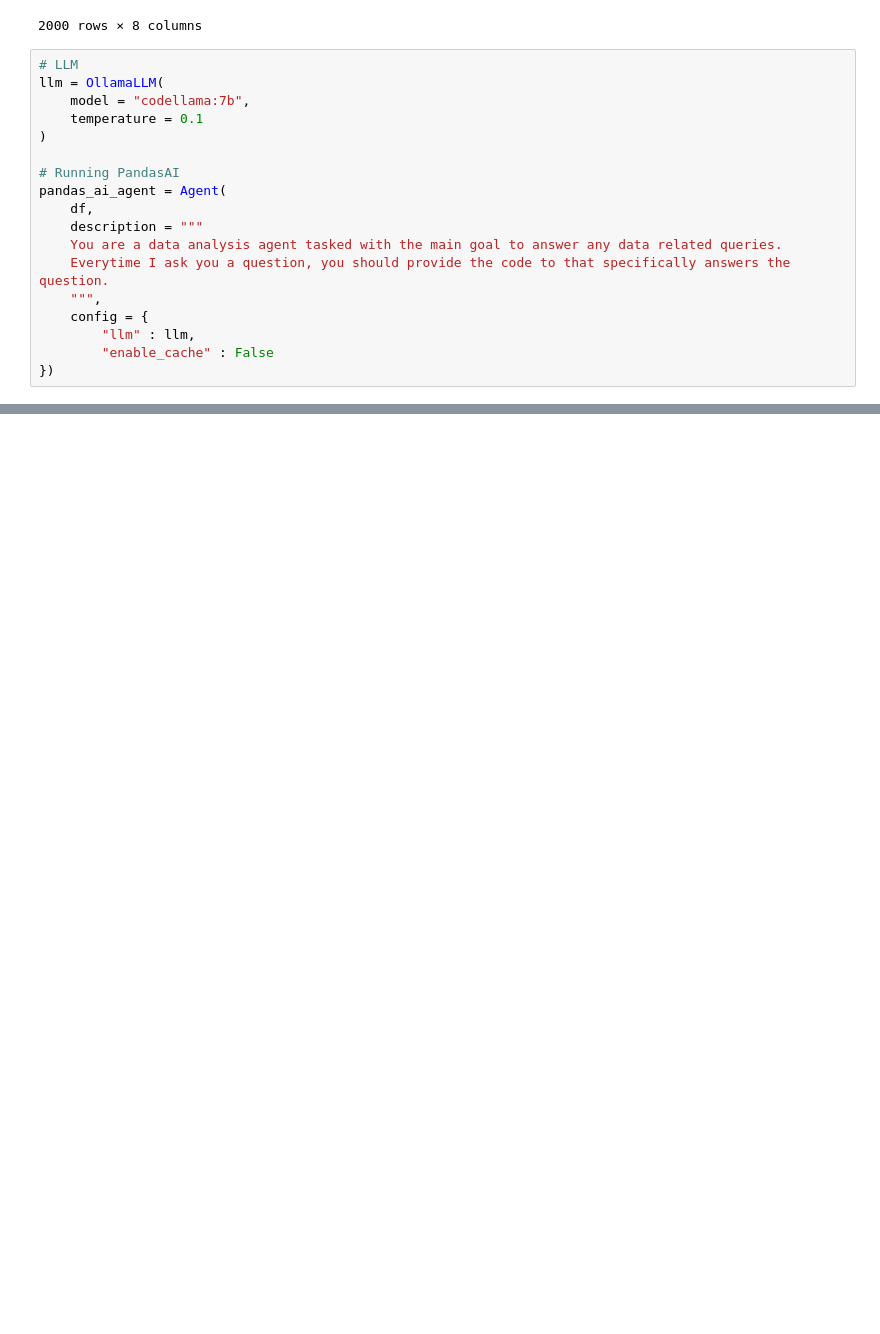
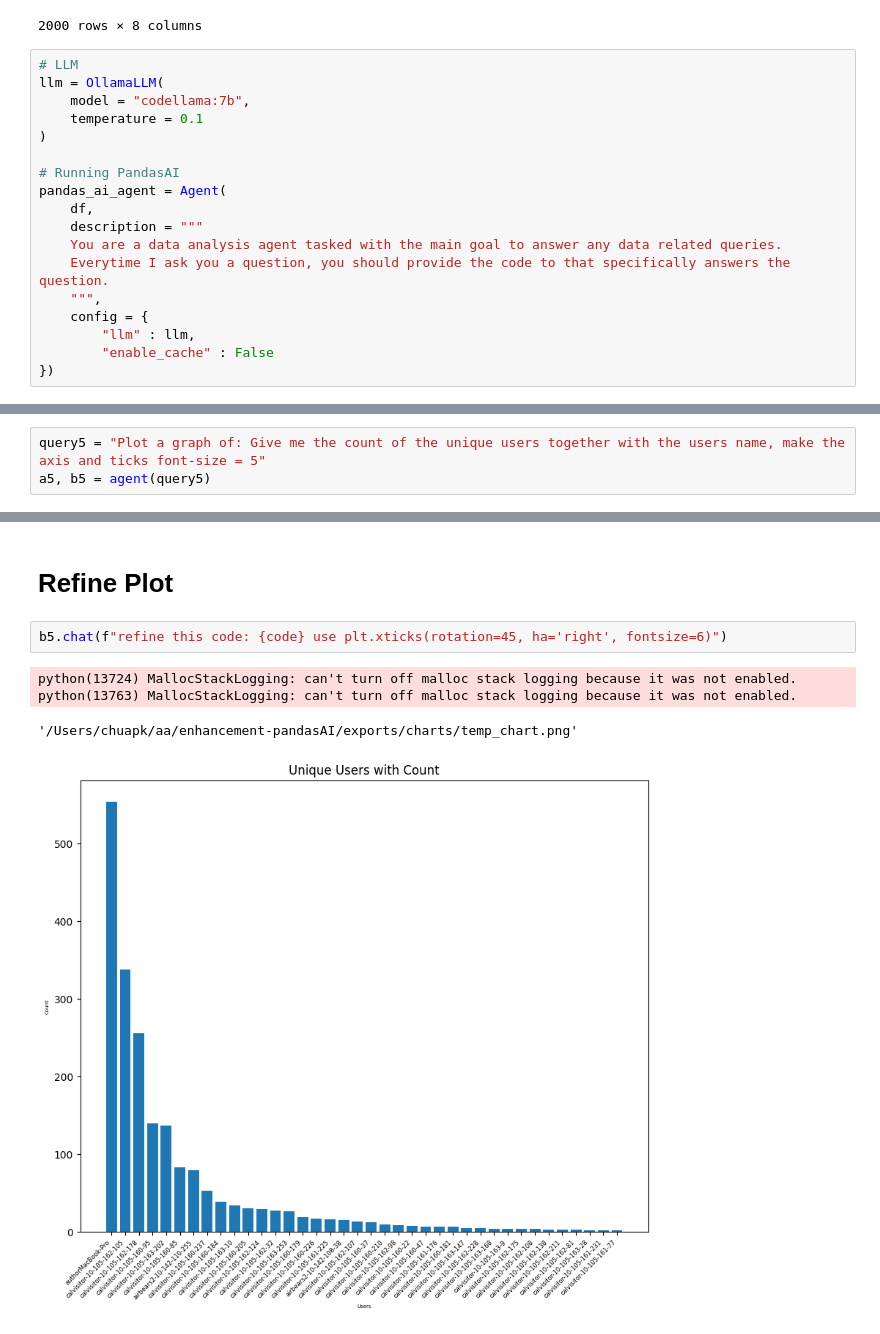
Before and after one commit to whyyouj/log-alchemist, a Jupyter notebook: pandasAI-test/pandasAI.ipynb, the cells around one changed output, grey strips where cells are left out. Saved outputs shown, nothing was run; the diff lists cells and outputs as text; blank space fills up the shorter version.

```diff
--- a/pandasAI-test/pandasAI.ipynb
+++ b/pandasAI-test/pandasAI.ipynb
@@ -183,0 +281,3 @@ pandasai.exceptions.InvalidOutputValueMismatch: Value type <class 'pandas.core.s
+# %%
+query5 = "Plot a graph of: Give me the count of the unique users together with the users name, make the axis and ticks font-size = 5"
+a5, b5 = agent(query5)
@@ -183,0 +328,9 @@ pandasai.exceptions.InvalidOutputValueMismatch: Value type <class 'pandas.core.s
+# %% [markdown]
+<H1>Refine Plot</H1>
+# %%
+b5.chat(f"refine this code: {code} use plt.xticks(rotation=45, ha='right', fontsize=6)")
+# %% [output]
+python(13724) MallocStackLogging: can't turn off malloc stack logging because it was not enabled.
+python(13763) MallocStackLogging: can't turn off malloc stack logging because it was not enabled.
+'/Users/chuapk/aa/enhancement-pandasAI/exports/charts/temp_chart.png'
+[figure, added]
```
Also changed, not shown: parts of 26 cells of this notebook, 2 other files.
